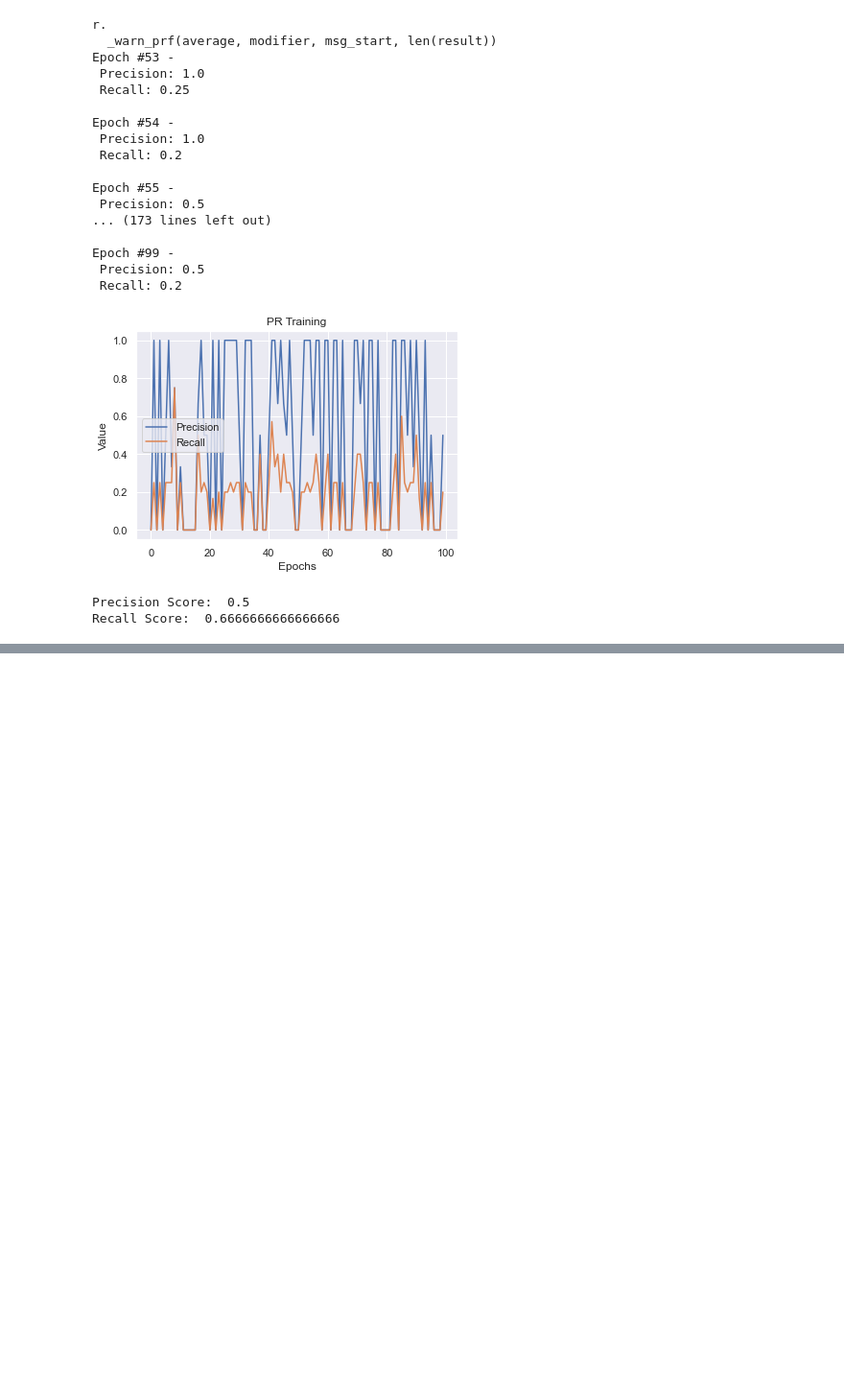
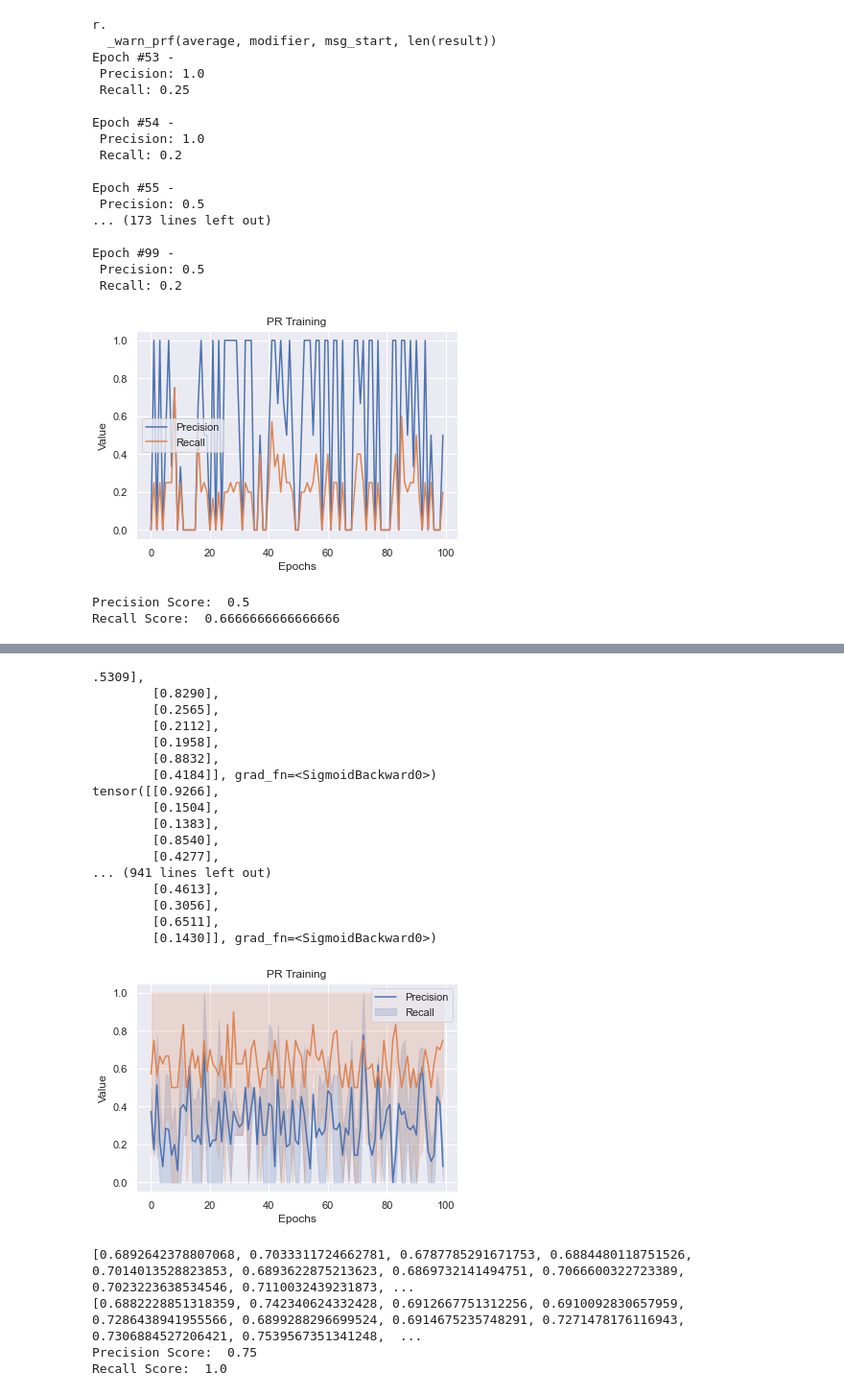
Before and after one commit to Nazarshia2889/Precision-Recall-Adversarial-Network, a Jupyter notebook: src/pran_model/2pranexperiment.ipynb, the cells around one changed output, grey strips where cells are left out. Shown at 96% size. Drawn from its saved outputs; the diff is of its cells as text; code cells hidden in the pictures; blank space fills up the shorter version.

```diff
--- a/src/pran_model/2pranexperiment.ipynb
+++ b/src/pran_model/2pranexperiment.ipynb
@@ -129,0 +246,37 @@ Recall Score:  0.6666666666666666
+# %%
+import warnings
+warnings.filterwarnings("ignore")
+
+pran2 = PRAN(shape = X_train.shape[1])
+from imblearn.over_sampling import SMOTE
+smote = SMOTE(random_state = 1, sampling_strategy = 1.0)
+X_train_resampled, y_train_resampled = smote.fit_resample(X_train, y_train)
+pran2.fit(X_train = X_train_resampled, y_train = y_train_resampled, epochs = 100, batch_size = 10, lr_pb = 1e-6, lr_rb = 1e-6, l2_pb = 1e-3, l2_rb = 1e-3, beta_pb = 1e-1, beta_rb = 5)
+pran2.plotPR()
+y_pred = pran2.predict(X_test)
+y_pred = (y_pred>0.5).float()
+print("Precision Score: ", precision_score(y_test, y_pred))
+print("Recall Score: ", recall_score(y_test, y_pred))
+# %% [output]
+.5309],
+        [0.8290],
+        [0.2565],
+        [0.2112],
+        [0.1958],
+        [0.8832],
+        [0.4184]], grad_fn=<SigmoidBackward0>)
+tensor([[0.9266],
+        [0.1504],
+        [0.1383],
+        [0.8540],
+        [0.4277],
+... (941 lines left out)
+        [0.4613],
+        [0.3056],
+        [0.6511],
+        [0.1430]], grad_fn=<SigmoidBackward0>)
+[figure, added]
+[0.6892642378807068, 0.7033311724662781, 0.6787785291671753, 0.6884480118751526, 0.7014013528823853, 0.6893622875213623, 0.6869732141494751, 0.7066600322723389, 0.7023223638534546, 0.7110032439231873, ...
+[0.6882228851318359, 0.742340624332428, 0.6912667751312256, 0.6910092830657959, 0.7286438941955566, 0.6899288296699524, 0.6914675235748291, 0.7271478176116943, 0.7306884527206421, 0.7539567351341248,  ...
+Precision Score:  0.75
+Recall Score:  1.0
```
Also changed, not shown: parts of 31 cells of this notebook, 9 other files.
